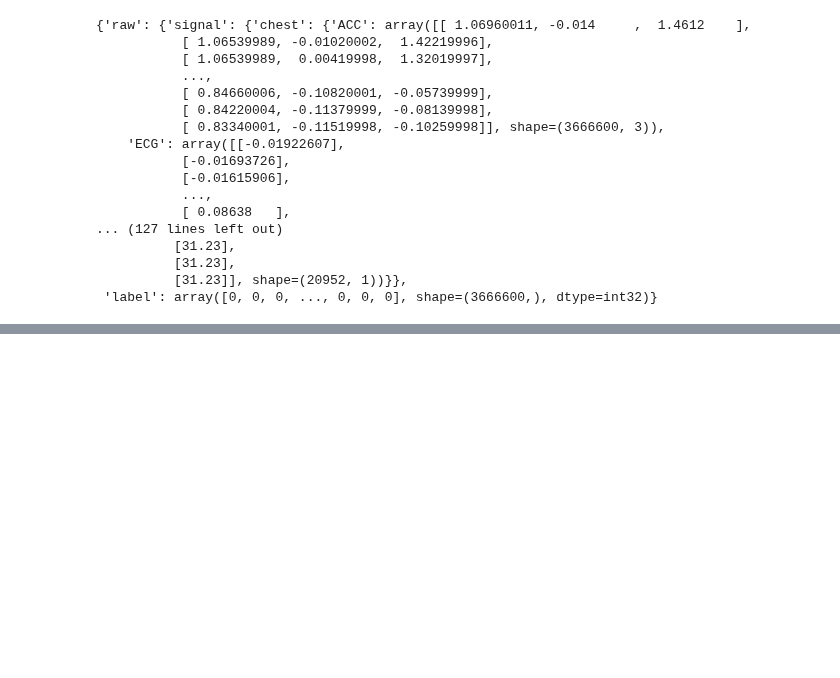
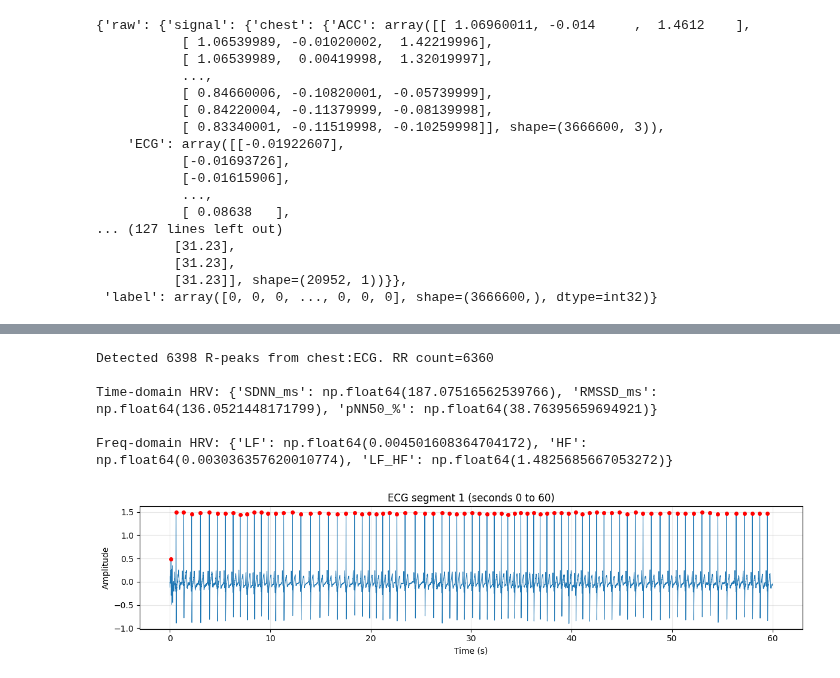
Before and after one commit to invisible-illness-project/lamina, a Jupyter notebook: notebook_experiments/ans_basics_via_wesad/ecg_to_hr.ipynb, the cells around one changed output, grey strips where cells are left out. Cells and saved outputs as stored; diff of their text form; code cells hidden in the pictures; blank space fills up the shorter version.

Commit message:
feat: splitting one subject into segments
+ Can find anomalies visually

```diff
--- a/notebook_experiments/ans_basics_via_wesad/ecg_to_hr.ipynb
+++ b/notebook_experiments/ans_basics_via_wesad/ecg_to_hr.ipynb
@@ -187,0 +222,18 @@ Freq-domain HRV: {'LF': np.float64(0.0051875486234314455), 'HF': np.float64(0.04
+# %%
+if ecg is not None:
+    peaks, rr = rr_from_ecg(ecg, fs_ecg)
+    print(f"Detected {len(peaks)} R-peaks from {source}. RR count={len(rr)}\n")
+    print(f"Time-domain HRV: {hrv_time(rr)}\n")
+    print(f"Freq-domain HRV: {hrv_freq(rr)}")
+
+    # Plot each segment separately
+    plot_ecg_segment(ecg, peaks, fs_ecg, segment_idx=0, segment_duration=60)
+else:
+    print("No ECG channel found.")
+# %% [output]
+Detected 6398 R-peaks from chest:ECG. RR count=6360
+
+Time-domain HRV: {'SDNN_ms': np.float64(187.07516562539766), 'RMSSD_ms': np.float64(136.0521448171799), 'pNN50_%': np.float64(38.76395659694921)}
+
+Freq-domain HRV: {'LF': np.float64(0.004501608364704172), 'HF': np.float64(0.003036357620010774), 'LF_HF': np.float64(1.4825685667053272)}
+[figure, added]
```
Also changed, not shown: parts of 14 cells of this notebook.
